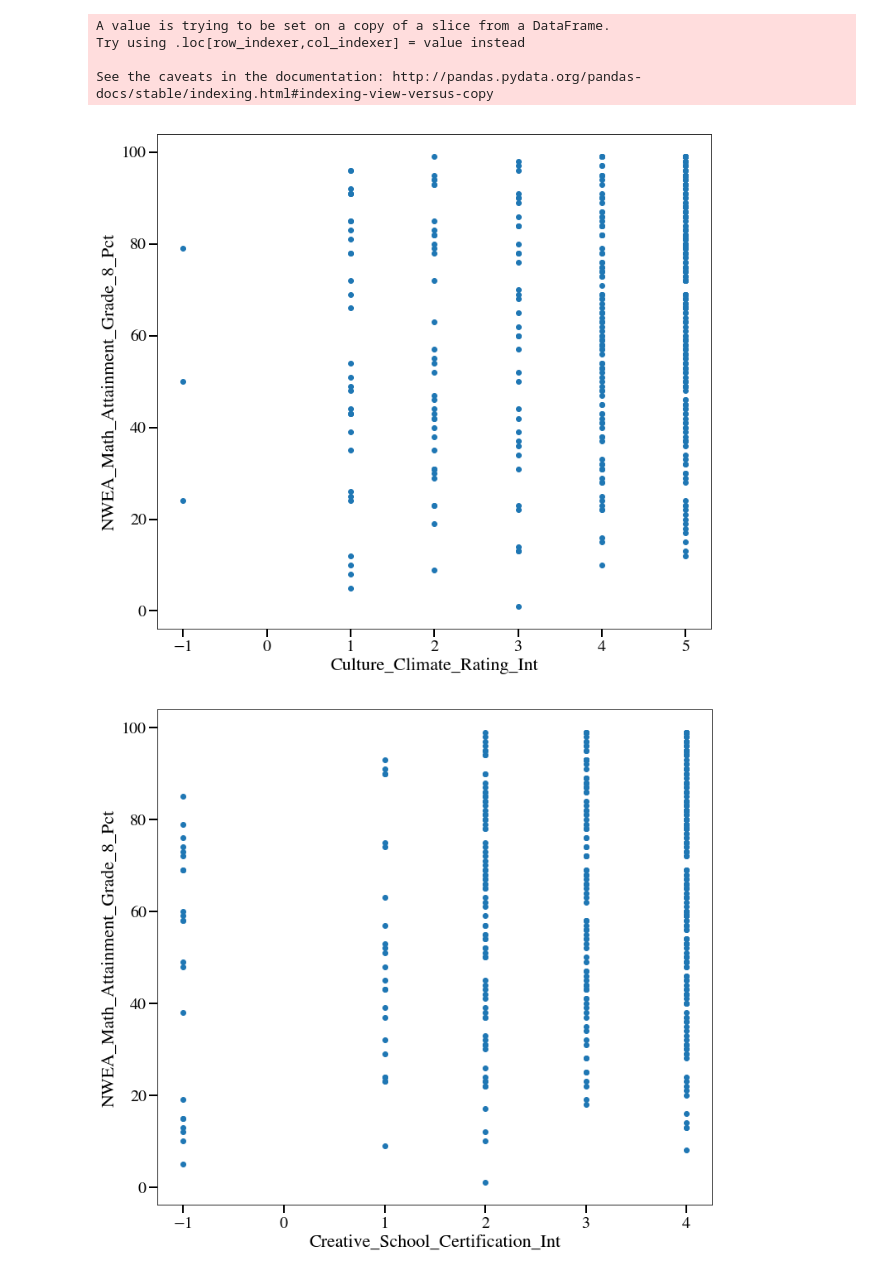
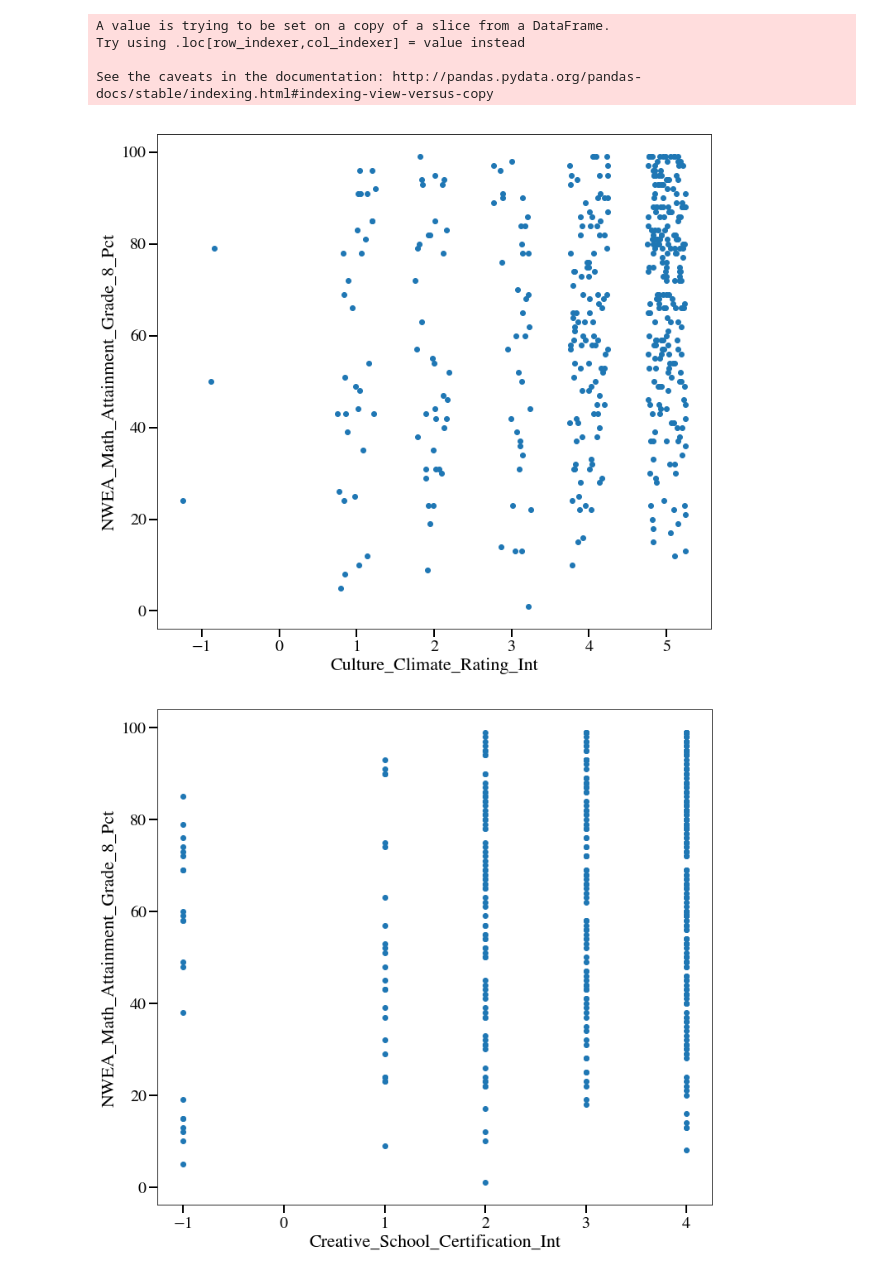
Before and after one commit to avault/chicago_public_schools, a Jupyter notebook: analyses/analysis_setup.ipynb, the cells around one changed output. Cells and saved outputs as stored; diff of their text form; code cells hidden in the pictures.

Commit message:
Refactored some analysis; added the first question.

```diff
--- a/analyses/analysis_setup.ipynb
+++ b/analyses/analysis_setup.ipynb
@@ -75,16 +13,3 @@ def histogram_plot( df, column ):
-# %%
-def scatter_plot( df, x_key, y_key ):
-
-    fig = plt.figure( figsize=(12,11), facecolor='white' )
-    ax = plt.gca()
-
-    ax.scatter(
-      df[x_key],
-      df[y_key]
-    )
-
-    ax.set_xlabel( x_key, fontsize=22 )
-    ax.set_ylabel( y_key, fontsize=22 )
-
-    plt.xticks( fontsize=20 )
-    plt.yticks( fontsize=20 )
+# %%
+# Load the data
+combined_df, hs_df = analysis_helper.load_data()
@@ -105,7 +50,7 @@ Try using .loc[row_indexer,col_indexer] = value instead
 
 See the caveats in the documentation: http://pandas.pydata.org/pandas-docs/stable/indexing.html#indexing-view-versus-copy
 # %%
-overall_rating_mapping = {
+culture_climate_rating_mapping = {
     'NOT ENOUGH DATA': -1.,
     'NOT YET ORGANIZED': 1.,
     'PARTIALLY ORGANIZED': 2.,
@@ -113,14 +58,15 @@ overall_rating_mapping = {
     'ORGANIZED': 4.,
     'WELL ORGANIZED': 5.,
 }
-overall_rating_int = []
-for rating in combined_df['Culture_Climate_Rating']:
-    overall_rating_int.append( overall_rating_mapping[rating] )
-combined_df['Culture_Climate_Rating_Int'] = np.array( overall_rating_int )
+combined_df = analysis_helper.convert_qualitative_to_quantitiative(
+    combined_df,
+    'Culture_Climate_Rating',
+    culture_climate_rating_mapping,
+)
 # %%
-scatter_plot( combined_df, 'Culture_Climate_Rating_Int', 'NWEA_Math_Attainment_Grade_8_Pct' )
+scatter_plot( combined_df, 'Culture_Climate_Rating_Int', 'NWEA_Math_Attainment_Grade_8_Pct', True )
 # %% [output]
-[figure, old version]
+[figure, new version]
 # %%
 overall_rating_mapping = {
     'INCOMPLETE DATA': -1.,
```
Also changed, not shown: parts of 15 cells of this notebook, 1 other file.
